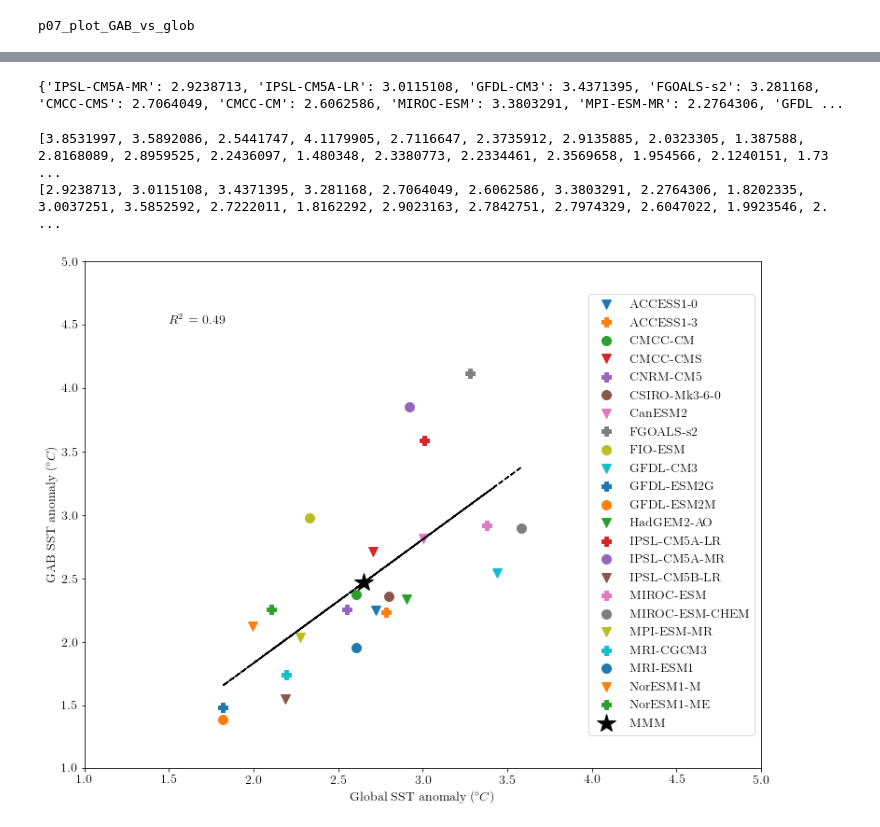
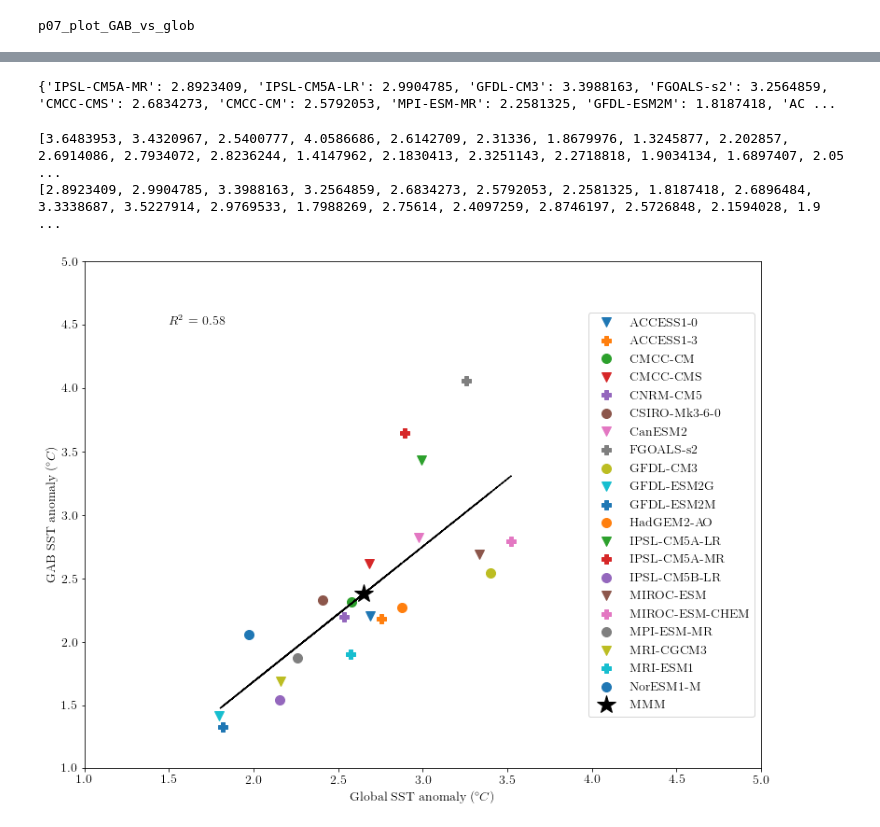
Before and after one commit to ERDuran/CMIP5, a Jupyter notebook: p07_plot_GAB_vs_glob.ipynb, the cells around one changed output, grey strips where cells are left out. Saved outputs shown, nothing was run; the diff lists cells and outputs as text; code cells hidden in the pictures.

```diff
--- a/p07_plot_GAB_vs_glob.ipynb
+++ b/p07_plot_GAB_vs_glob.ipynb
@@ -47,21 +47,15 @@ script_name = nb_name[:-6]
 print(script_name)
 figures_path = '/Users/earl/Dropbox/CMIP5/figures/'
 
+hist_thetao_path = '/Users/earl/Desktop/cyclamen/historical/mon/ocean/thetao/latest/'
+hist_tauuo_path = '/Users/earl/Desktop/bamboo/historical/mon/ocean/tauuo/latest/'
+hist_thetao_list = sorted(os.listdir(hist_thetao_path))
+hist_tauuo_list = sorted(os.listdir(hist_tauuo_path))
 
-hist_data_path = '/Users/earl/Desktop/Demeter/historical/'
-hist_tos_path = hist_data_path + 'mon/ocean/r1i1p1/tos/latest/'
-hist_tauuo_path = hist_data_path + 'mon/ocean/r1i1p1/tauuo/latest/'
-hist_tos_list = sorted(os.listdir(hist_tos_path))
-hist_tauuo_list = sorted(os.listdir(hist_tauuo_path))
-#print(hist_models_list)
-
-
-rcp85_data_path = '/Users/earl/Desktop/Demeter/rcp85/'
-rcp85_tos_path = rcp85_data_path + 'mon/ocean/r1i1p1/tos/latest/'
-rcp85_tauuo_path = rcp85_data_path + 'mon/ocean/r1i1p1/tauuo/latest/'
-rcp85_tos_list = sorted(os.listdir(rcp85_tos_path))
+rcp85_thetao_path = '/Users/earl/Desktop/cyclamen/rcp85/mon/ocean/thetao/latest/'
+rcp85_tauuo_path = '/Users/earl/Desktop/bamboo/rcp85/mon/ocean/tauuo/latest/'
+rcp85_thetao_list = sorted(os.listdir(rcp85_thetao_path))
 rcp85_tauuo_list = sorted(os.listdir(rcp85_tauuo_path))
-#print(rcp85_models_list)
 # %% [output]
 p07_plot_GAB_vs_glob
 # %%
@@ -188,11 +200,11 @@ NorESM1-ME OK!
 # Calculate global SST anomaly:
 global_MMM = {}
 for model in SAM_index_sorted_cleaned:
-    global_MMM[model] = np.nanmean(tos_anom[model])
+    global_MMM[model] = np.nanmean(thetao_anom[model])
 
 print(global_MMM)
 # %% [output]
-{'IPSL-CM5A-MR': 2.9238713, 'IPSL-CM5A-LR': 3.0115108, 'GFDL-CM3': 3.4371395, 'FGOALS-s2': 3.281168, 'CMCC-CMS': 2.7064049, 'CMCC-CM': 2.6062586, 'MIROC-ESM': 3.3803291, 'MPI-ESM-MR': 2.2764306, 'GFDL ...
+{'IPSL-CM5A-MR': 2.8923409, 'IPSL-CM5A-LR': 2.9904785, 'GFDL-CM3': 3.3988163, 'FGOALS-s2': 3.2564859, 'CMCC-CMS': 2.6834273, 'CMCC-CM': 2.5792053, 'MPI-ESM-MR': 2.2581325, 'GFDL-ESM2M': 1.8187418, 'AC ...
 # %%
 matplotlib.rcParams.update({'font.size': 14})
 row = 1
@@ -215,25 +227,25 @@ for idx, t in enumerate(plot_list):
 # lon_warmW_idx = find_nearest_index(lon_unique, lon_warmW)
 # lon_warmE_idx = find_nearest_index(lon_unique, lon_warmE)
 
-tos_global_MMM_values = list(global_MMM.values())
-tos_anom_MMM_values = list(warm_pool_sorted_cleaned.values())
-tos_global_MMM_values_mean = np.nanmean(tos_global_MMM_values)
-tos_anom_MMM_values_mean = np.nanmean(tos_anom_MMM_values)
+thetao_global_MMM_values = list(global_MMM.values())
+thetao_anom_MMM_values = list(warm_pool_sorted_cleaned.values())
+thetao_global_MMM_values_mean = np.nanmean(thetao_global_MMM_values)
+thetao_anom_MMM_values_mean = np.nanmean(thetao_anom_MMM_values)
 
-print(tos_anom_MMM_values)
-print(tos_global_MMM_values)
+print(thetao_anom_MMM_values)
+print(thetao_global_MMM_values)
 
-plt.plot(tos_global_MMM_values_mean, tos_anom_MMM_values_mean ,
+plt.plot(thetao_global_MMM_values_mean, thetao_anom_MMM_values_mean ,
          marker = '*', markersize=20 ,linestyle='', color='k')
 
 plot_list_legend = plot_list[:]
 plot_list_legend.append('MMM')
 plt.legend(plot_list_legend, loc='center right', bbox_to_anchor=(1.0, 0.5))
 
-fit = np.polyfit(tos_global_MMM_values, tos_anom_MMM_values, 1)
+fit = np.polyfit(thetao_global_MMM_values, thetao_anom_MMM_values, 1)
 fit_fn = np.poly1d(fit)
-plt.plot(tos_global_MMM_values, fit_fn(tos_global_MMM_values), '--k')
-R2 = np.corrcoef(tos_global_MMM_values, tos_anom_MMM_values)[0, 1]**2
+plt.plot(thetao_global_MMM_values, fit_fn(thetao_global_MMM_values), '--k')
+R2 = np.corrcoef(thetao_global_MMM_values, thetao_anom_MMM_values)[0, 1]**2
 ax.text(1.5, 4.5, '$R^2$ = ' + str(np.round(R2*100)/100))
 
 plt.xlabel('Global SST anomaly ($^{\circ}C$)')
@@ -246,7 +258,7 @@ plt.ylim([1, 5])
 # step = 0.2
 # contf_lvls = np.arange(1.6,3.4+1e-08,step)
 # ax.set_facecolor('grey')
-# contf = plt.contourf(lon_unique, lat_unique, tos_anom_MMM,
+# contf = plt.contourf(lon_unique, lat_unique, thetao_anom_MMM,
 #                      contf_lvls, cmap=cmap, extend='both')
 # plot = plt.plot(
 #     [lon_warmW,lon_warmE,lon_warmE,lon_warmW,lon_warmW],
@@ -254,33 +266,33 @@ plt.ylim([1, 5])
 # ax.set_title('Multi model mean sea surface temperature anomaly')
 # cbar = plt.colorbar(contf, orientation='vertical', drawedges=True)
 # cbar.set_label(r'$SST anomaly$ $^{\circ}C$')
 # cbar.set_ticks(contf_lvls[np.arange(0,np.size(contf_lvls),2)])
 
 # ax = plt.subplot2grid((row, col), (1, 1))
 # cmap = plt.get_cmap('seismic')
 # step = 0.01
 # contf_lvls = np.arange(-0.06,0.06+1e-08,step)
 # ax.set_facecolor('grey')
 # contf = plt.contourf(lon_unique, lat_unique, tauuo_anom_MMM,
 #                      contf_lvls, cmap=cmap, extend='both')
 # plot = plt.plot(
 #     [lon_warmW,lon_warmE,lon_warmE,lon_warmW,lon_warmW],
 #     [lat_warmS,lat_warmS,lat_warmN,lat_warmN,lat_warmS])
 # ax.set_title('Multi model mean wind stress anomaly')
 # cbar = plt.colorbar(contf, orientation='vertical', drawedges=True)
 # cbar.set_label(r'$\tau$ $N/m^{2}$')
 # cbar.set_ticks(contf_lvls[np.arange(0,np.size(contf_lvls),2)])
 
 
 output_ls = os.listdir(figures_path)
 if not script_name:
     script_name = 'test'
 elif script_name not in output_ls:
     os.mkdir(figures_path + '/' + script_name)
 
 plt.savefig(figures_path + '/' + script_name + '/' + script_name[0:3] \
             + '_fig1_' + '.png', bbox_inches='tight', dpi=200)
 # %% [output]
-[3.8531997, 3.5892086, 2.5441747, 4.1179905, 2.7116647, 2.3735912, 2.9135885, 2.0323305, 1.387588, 2.8168089, 2.8959525, 2.2436097, 1.480348, 2.3380773, 2.2334461, 2.3569658, 1.954566, 2.1240151, 1.73 ...
-[2.9238713, 3.0115108, 3.4371395, 3.281168, 2.7064049, 2.6062586, 3.3803291, 2.2764306, 1.8202335, 3.0037251, 3.5852592, 2.7222011, 1.8162292, 2.9023163, 2.7842751, 2.7974329, 2.6047022, 1.9923546, 2. ...
+[3.6483953, 3.4320967, 2.5400777, 4.0586686, 2.6142709, 2.31336, 1.8679976, 1.3245877, 2.202857, 2.6914086, 2.7934072, 2.8236244, 1.4147962, 2.1830413, 2.3251143, 2.2718818, 1.9034134, 1.6897407, 2.05 ...
+[2.8923409, 2.9904785, 3.3988163, 3.2564859, 2.6834273, 2.5792053, 2.2581325, 1.8187418, 2.6896484, 3.3338687, 3.5227914, 2.9769533, 1.7988269, 2.75614, 2.4097259, 2.8746197, 2.5726848, 2.1594028, 1.9 ...
-[figure, old version]
+[figure, new version]
```
Also changed, not shown: parts of 2 cells of this notebook, 24 other files.
